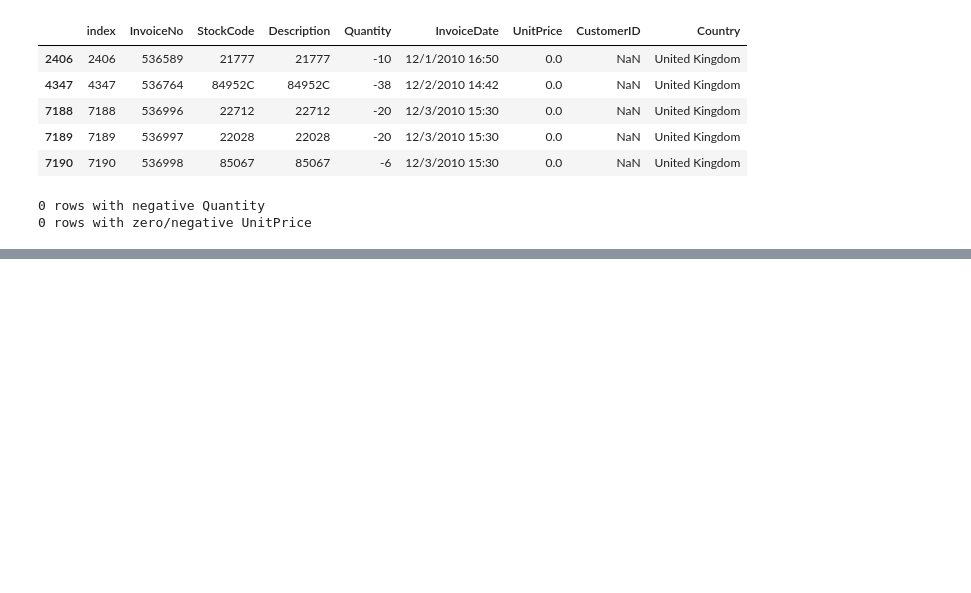
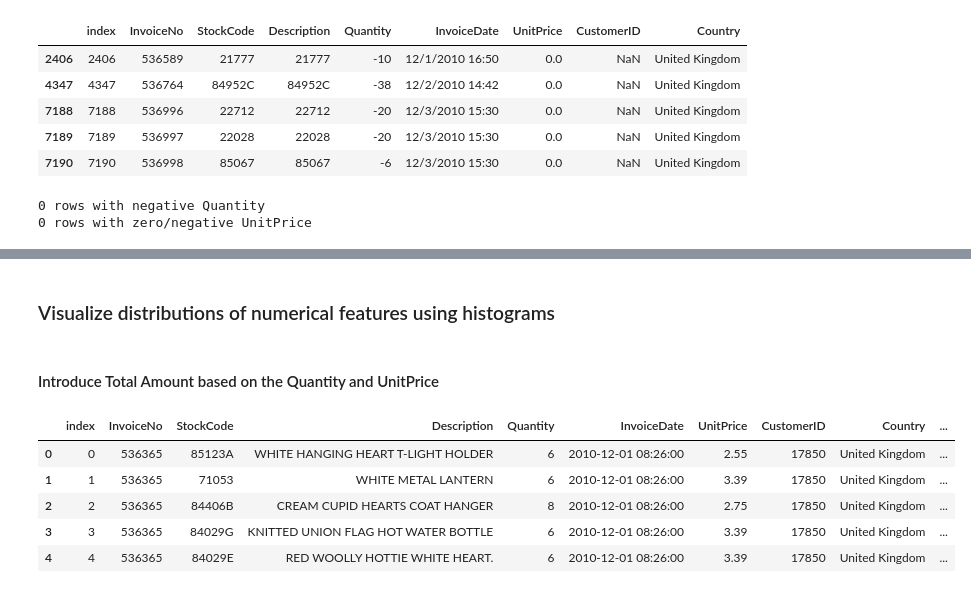
Before and after one commit to j2damax/principles-of-ds-cw02, a Jupyter notebook: group/online_retail.ipynb, the cells around one changed output, grey strips where cells are left out. Drawn from its saved outputs; the diff is of its cells as text; code cells hidden in the pictures; blank space fills up the shorter version.

Commit message:
descriptive analysis of the cleaned data set

```diff
--- a/group/online_retail.ipynb
+++ b/group/online_retail.ipynb
@@ -61,0 +68,5 @@ dtype: object
+# %%
+# Convert CustomerID from float to int (handling NaN values first)
+df["CustomerID"] = df["CustomerID"].fillna(0).astype(int)  # Replace NaN with 0 before conversion
+# Print the updated data type
+print(df["CustomerID"].dtype)
@@ -61,0 +75,6 @@ dtype: object
+# %%
+# Convert InvoiceDate to datetime format
+df["InvoiceDate"] = pd.to_datetime(df["InvoiceDate"])
+
+# Print the updated data type
+print(df["InvoiceDate"].dtype)
@@ -141,9 +176,9 @@ Percentage of rows with zero/negative UnitPrice: 1.96%
 # Negative or Zero value for UnitPrice can be due to human error or any other reason.
 # Filter data frame excluding invalid quantities and invalid unit prices
 
-df_mba = df[(df['Quantity'] > 0) & (df['UnitPrice'] > 0)]
-print(df_mba[df_mba["Quantity"] <= 0].shape[0], "rows with negative Quantity")
-print(df_mba[df_mba["UnitPrice"] <= 0].shape[0], "rows with zero/negative UnitPrice")
+df_cleaned = df[(df['Quantity'] > 0) & (df['UnitPrice'] > 0)]
+print(df_cleaned[df_cleaned["Quantity"] <= 0].shape[0], "rows with negative Quantity")
+print(df_cleaned[df_cleaned["UnitPrice"] <= 0].shape[0], "rows with zero/negative UnitPrice")
 # %% [output]
 0 rows with negative Quantity
 0 rows with zero/negative UnitPrice
@@ -167,0 +226,15 @@ Percentage of missing CustomerID values: 24.94%
+# %% [markdown]
+### Visualize distributions of numerical features using histograms
+# %% [markdown]
+#### Introduce Total Amount based on the Quantity and UnitPrice
+# %%
+df_cleaned['TotalAmount'] = df_cleaned['Quantity'] * df_cleaned['UnitPrice']
+# %%
+df_cleaned.head()
+# %% [output]
+|  | index | InvoiceNo | StockCode | Description | Quantity | InvoiceDate | UnitPrice | CustomerID | Country | ... |
+| 0 | 0 | 536365 | 85123A | WHITE HANGING HEART T-LIGHT HOLDER | 6 | 2010-12-01 08:26:00 | 2.55 | 17850 | United Kingdom | ... |
+| 1 | 1 | 536365 | 71053 | WHITE METAL LANTERN | 6 | 2010-12-01 08:26:00 | 3.39 | 17850 | United Kingdom | ... |
+| 2 | 2 | 536365 | 84406B | CREAM CUPID HEARTS COAT HANGER | 8 | 2010-12-01 08:26:00 | 2.75 | 17850 | United Kingdom | ... |
+| 3 | 3 | 536365 | 84029G | KNITTED UNION FLAG HOT WATER BOTTLE | 6 | 2010-12-01 08:26:00 | 3.39 | 17850 | United Kingdom | ... |
+| 4 | 4 | 536365 | 84029E | RED WOOLLY HOTTIE WHITE HEART. | 6 | 2010-12-01 08:26:00 | 3.39 | 17850 | United Kingdom | ... |
```
Also changed, not shown: parts of 18 cells of this notebook.
